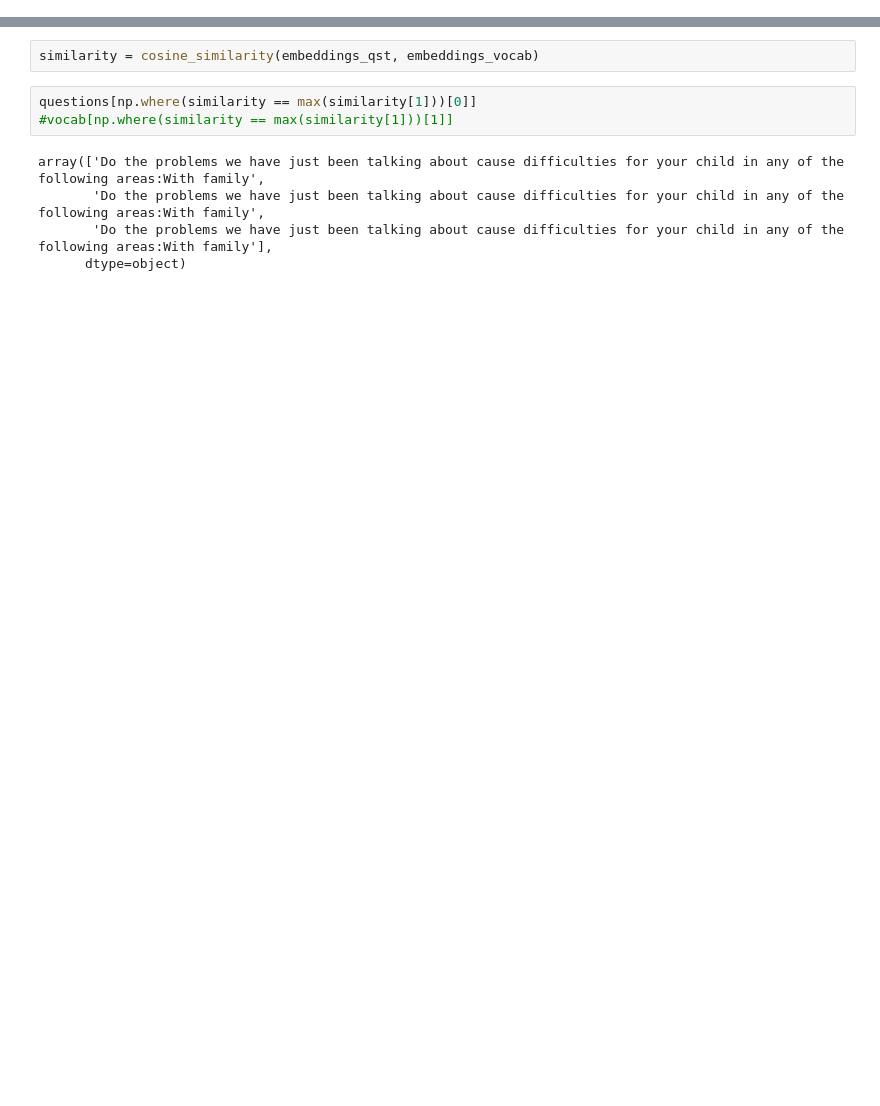
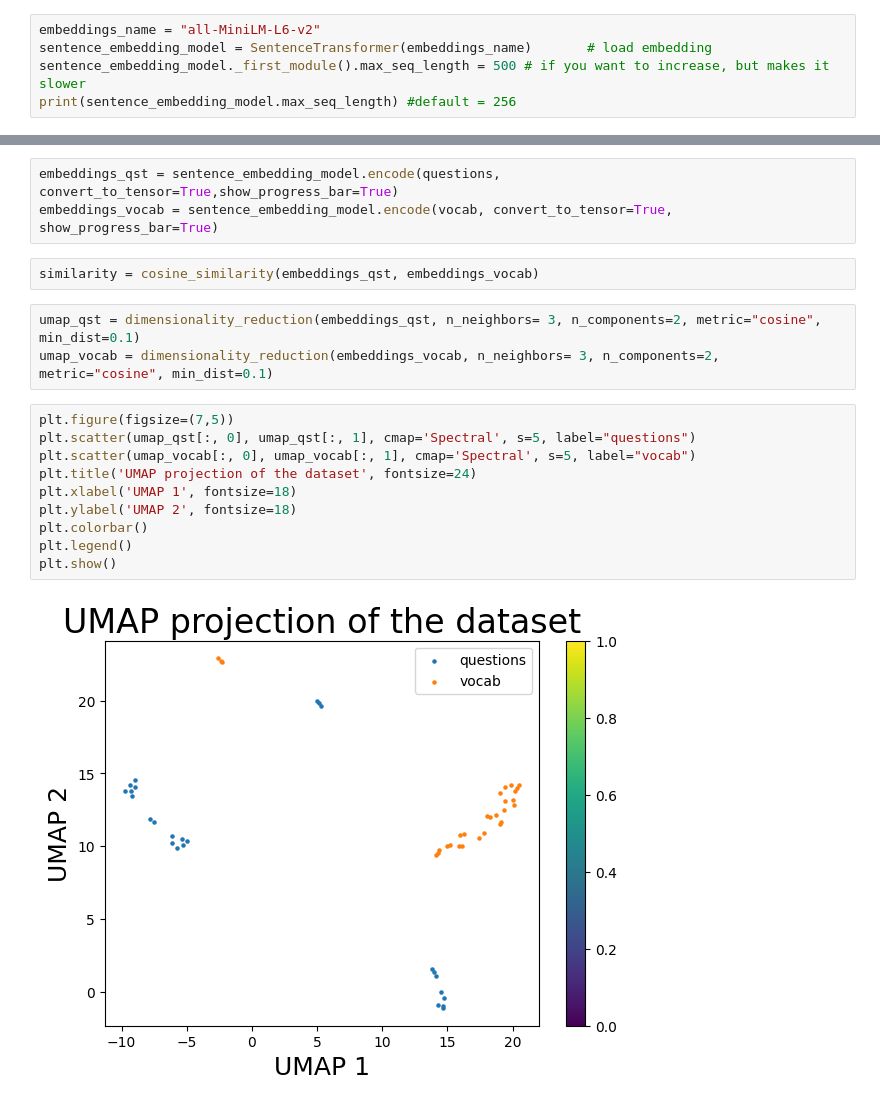
Before and after one commit to ALINA991/ADHD_fMRI, a Jupyter notebook: ABCD/qst_vocab_mapping.ipynb, the cells around one changed output, grey strips where cells are left out. Saved outputs shown, nothing was run; the diff lists cells and outputs as text; blank space fills up the shorter version.

Commit message:
embedding, UMAP and HDBSCAN on preliminary vocab and questions

```diff
--- a/ABCD/qst_vocab_mapping.ipynb
+++ b/ABCD/qst_vocab_mapping.ipynb
@@ -71,0 +61,5 @@ array(['In the past two weeks, how often has your child put off or avoided doing
+# %%
+embeddings_name = "all-MiniLM-L6-v2"
+sentence_embedding_model = SentenceTransformer(embeddings_name)       # load embedding
+sentence_embedding_model._first_module().max_seq_length = 500 # if you want to increase, but makes it slower
+print(sentence_embedding_model.max_seq_length) #default = 256
@@ -82,10 +73,20 @@ embeddings_qst.shape
+# %%
+embeddings_qst = sentence_embedding_model.encode(questions, convert_to_tensor=True,show_progress_bar=True)
+embeddings_vocab = sentence_embedding_model.encode(vocab, convert_to_tensor=True, show_progress_bar=True)
 # %%
 similarity = cosine_similarity(embeddings_qst, embeddings_vocab)
-# %%
-questions[np.where(similarity == max(similarity[1]))[0]]
-#vocab[np.where(similarity == max(similarity[1]))[1]]
-# %% [output]
-array(['Do the problems we have just been talking about cause difficulties for your child in any of the following areas:With family',
-       'Do the problems we have just been talking about cause difficulties for your child in any of the following areas:With family',
-       'Do the problems we have just been talking about cause difficulties for your child in any of the following areas:With family'],
-      dtype=object)
+# %%
+umap_qst = dimensionality_reduction(embeddings_qst, n_neighbors= 3, n_components=2, metric="cosine", min_dist=0.1)
+umap_vocab = dimensionality_reduction(embeddings_vocab, n_neighbors= 3, n_components=2, metric="cosine", min_dist=0.1)
+# %%
+plt.figure(figsize=(7,5))
+plt.scatter(umap_qst[:, 0], umap_qst[:, 1], cmap='Spectral', s=5, label="questions")
+plt.scatter(umap_vocab[:, 0], umap_vocab[:, 1], cmap='Spectral', s=5, label="vocab")
+plt.title('UMAP projection of the dataset', fontsize=24)
+plt.xlabel('UMAP 1', fontsize=18)
+plt.ylabel('UMAP 2', fontsize=18)
+plt.colorbar()
+plt.legend()
+plt.show()
+# %% [output]
+[figure, added]
```
Also changed, not shown: parts of 18 cells of this notebook.
